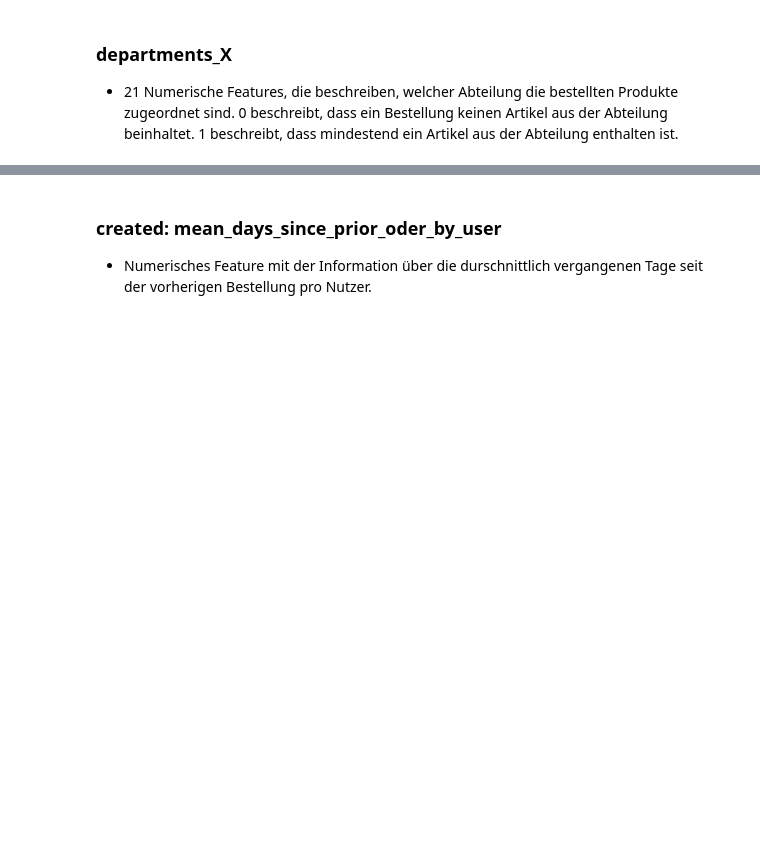
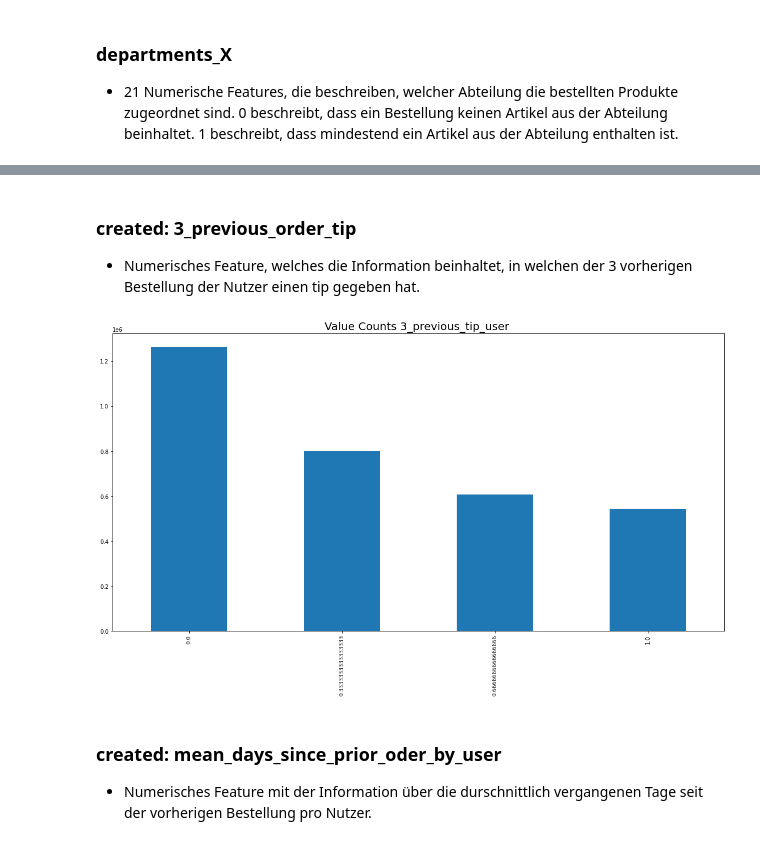
Before and after one commit to JonasHauth/Instacart-Tip-Prediction---Gruppe-6, a Jupyter notebook: Tip_Prediction_Instacart.ipynb, the cells around one changed output, grey strips where cells are left out. Cells and saved outputs as stored; diff of their text form; code cells hidden in the pictures; blank space fills up the shorter version.

```diff
--- a/Tip_Prediction_Instacart.ipynb
+++ b/Tip_Prediction_Instacart.ipynb
@@ -324,3 +455,13 @@ plt.show()
+# %% [markdown]
+### created: 3_previous_order_tip
+- Numerisches Feature, welches die Information beinhaltet, in welchen der 3 vorherigen Bestellung der Nutzer einen tip gegeben hat.
+# %%
+plt.figure(figsize=(20, 10))
+ax = instacart_train['3_previous_tip_user'].value_counts().sort_index().plot(kind='bar')
+ax.set_title(label = 'Value Counts 3_previous_tip_user ', fontsize = 20)
+plt.show()
+# %% [output]
+[figure, added]
 # %% [markdown]
 ### created: mean_days_since_prior_oder_by_user
 - Numerisches Feature mit der Information über die durschnittlich vergangenen Tage seit der vorherigen Bestellung pro Nutzer.
```
Also changed, not shown: parts of 29 cells of this notebook.
